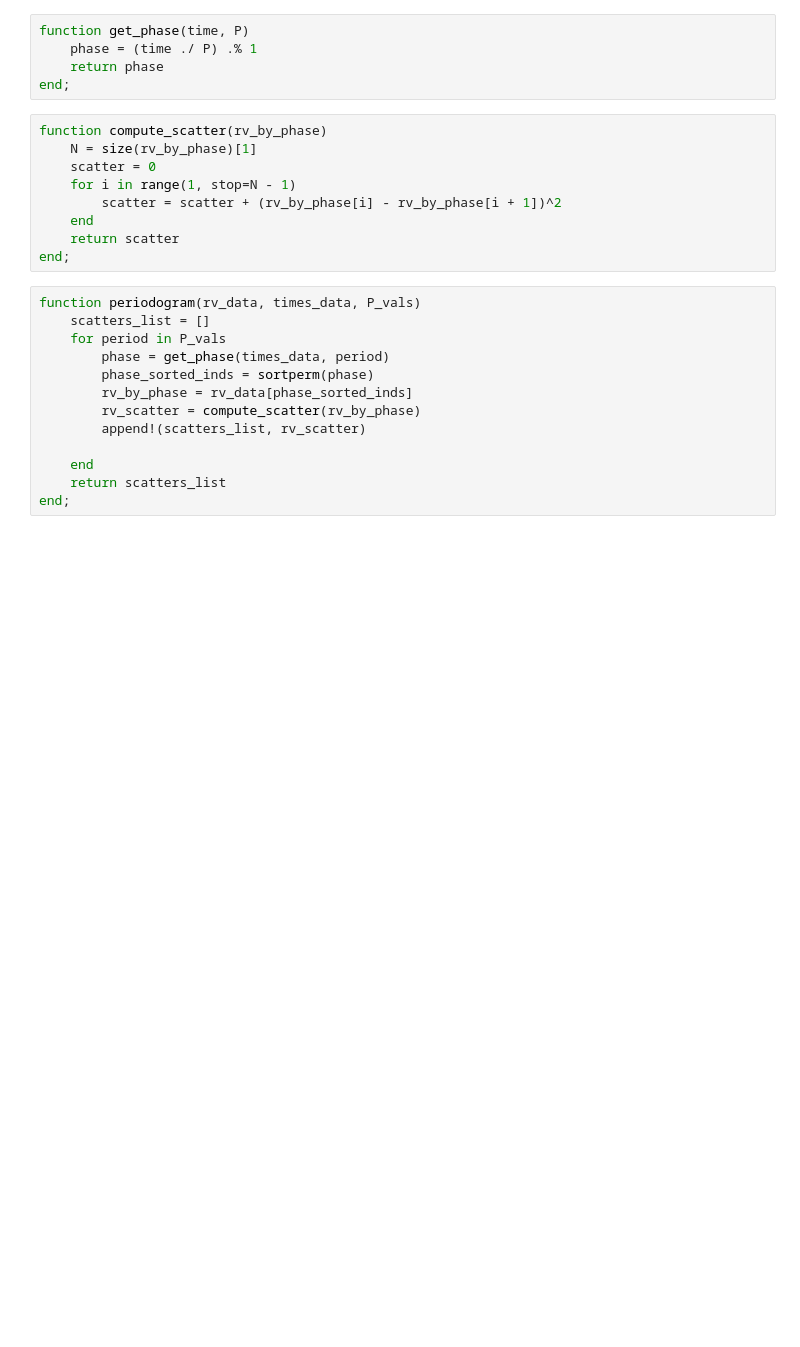
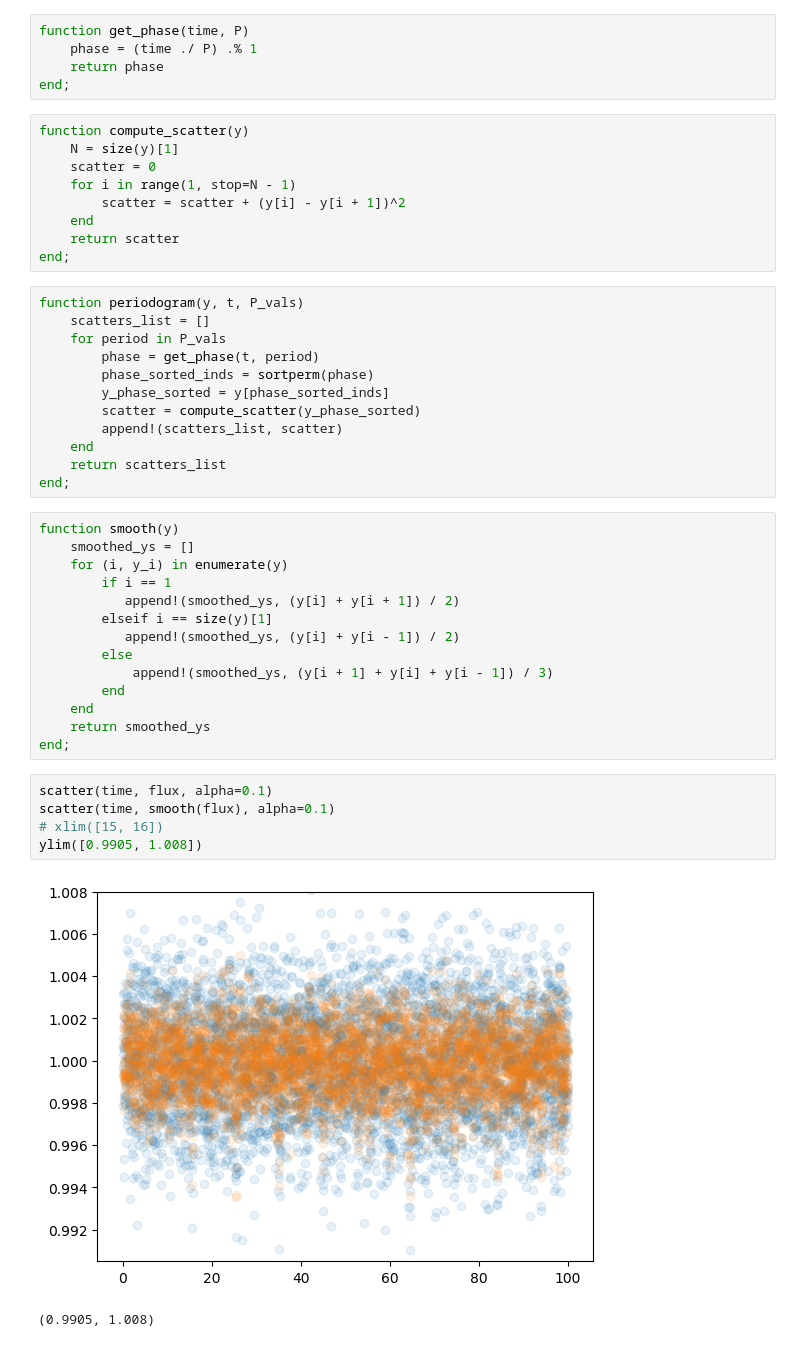
Before and after one commit to curriem/exoplanets_class, a Jupyter notebook: exoplanets_hw2.ipynb, the cells around one changed output. Drawn from its saved outputs; the diff is of its cells as text; blank space fills up the shorter version.

```diff
--- a/exoplanets_hw2.ipynb
+++ b/exoplanets_hw2.ipynb
@@ -71,24 +267,45 @@ function get_phase(time, P)
     return phase
 end;
 # %%
-function compute_scatter(rv_by_phase)
-    N = size(rv_by_phase)[1]
+function compute_scatter(y)
+    N = size(y)[1]
     scatter = 0
     for i in range(1, stop=N - 1)
-        scatter = scatter + (rv_by_phase[i] - rv_by_phase[i + 1])^2
+        scatter = scatter + (y[i] - y[i + 1])^2
     end
     return scatter
 end;
 # %%
-function periodogram(rv_data, times_data, P_vals)
+function periodogram(y, t, P_vals)
     scatters_list = []
     for period in P_vals
-        phase = get_phase(times_data, period)
+        phase = get_phase(t, period)
         phase_sorted_inds = sortperm(phase)
-        rv_by_phase = rv_data[phase_sorted_inds]
-        rv_scatter = compute_scatter(rv_by_phase)
-        append!(scatters_list, rv_scatter)
-
+        y_phase_sorted = y[phase_sorted_inds]
+        scatter = compute_scatter(y_phase_sorted)
+        append!(scatters_list, scatter)
     end
     return scatters_list
 end;
+# %%
+function smooth(y)
+    smoothed_ys = []
+    for (i, y_i) in enumerate(y)
+        if i == 1
+           append!(smoothed_ys, (y[i] + y[i + 1]) / 2)
+        elseif i == size(y)[1]
+           append!(smoothed_ys, (y[i] + y[i - 1]) / 2)
+        else
+            append!(smoothed_ys, (y[i + 1] + y[i] + y[i - 1]) / 3)
+        end
+    end
+    return smoothed_ys
+end;
+# %%
+scatter(time, flux, alpha=0.1)
+scatter(time, smooth(flux), alpha=0.1)
+# xlim([15, 16])
+ylim([0.9905, 1.008])
+# %% [output]
+[figure, added]
+(0.9905, 1.008)
```
Also changed, not shown: parts of 23 cells of this notebook.
